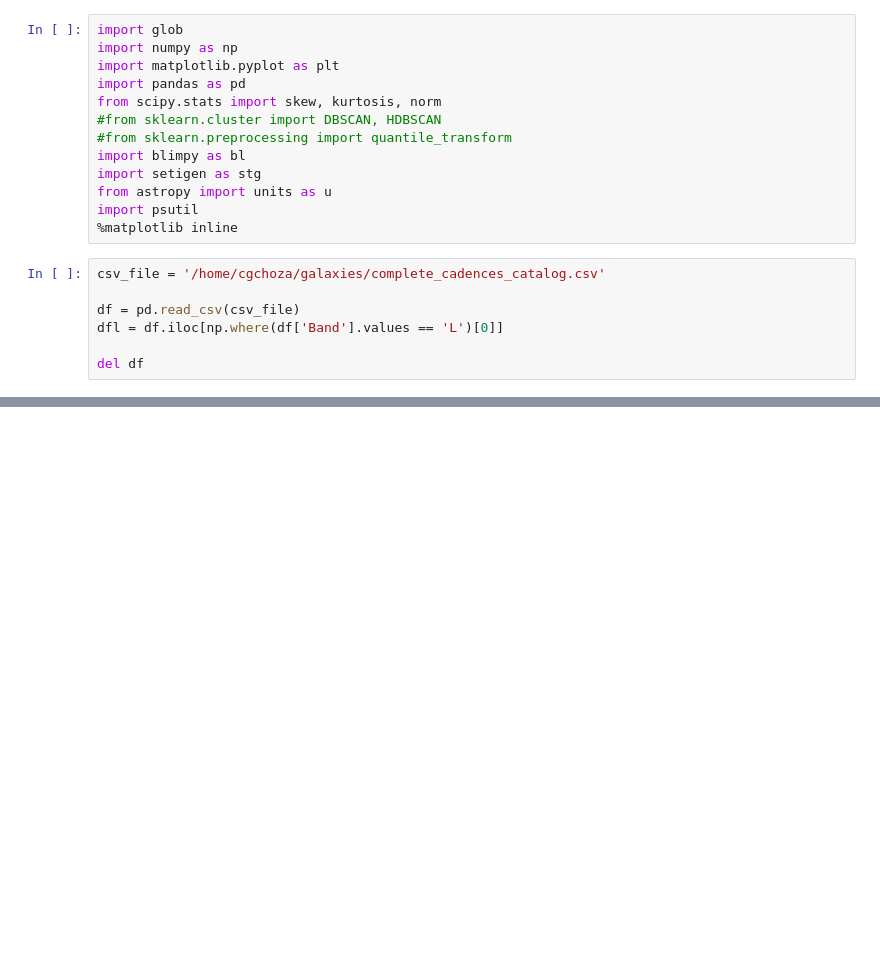
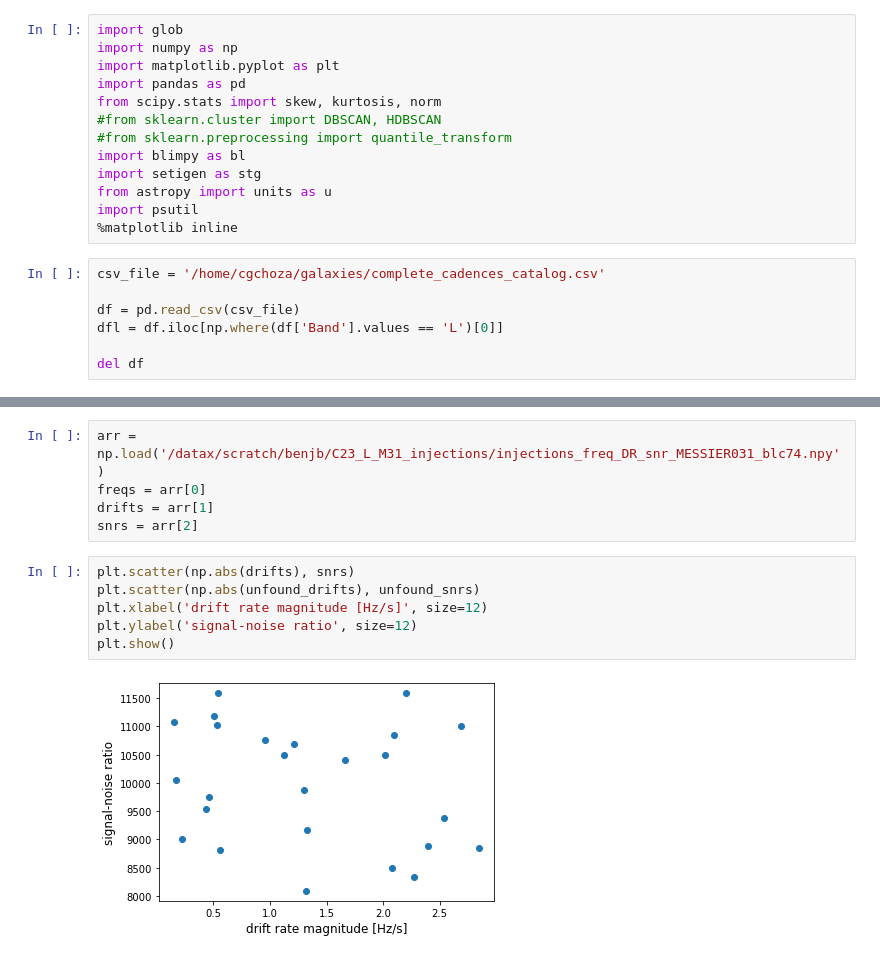
Before and after one commit to bjacobell/gbt-hdbscan, a Jupyter notebook: injection_script.ipynb, the cells around one changed output, grey strips where cells are left out. Saved outputs shown, nothing was run; the diff lists cells and outputs as text; blank space fills up the shorter version.

```diff
--- a/injection_script.ipynb
+++ b/injection_script.ipynb
@@ -152,0 +343,13 @@ np.save('/datax/scratch/benjb/injections_freq_DR_snr_MESSIER031_blc74.npy', np.a
+# %%
+arr = np.load('/datax/scratch/benjb/C23_L_M31_injections/injections_freq_DR_snr_MESSIER031_blc74.npy')
+freqs = arr[0]
+drifts = arr[1]
+snrs = arr[2]
+# %%
+plt.scatter(np.abs(drifts), snrs)
+plt.scatter(np.abs(unfound_drifts), unfound_snrs)
+plt.xlabel('drift rate magnitude [Hz/s]', size=12)
+plt.ylabel('signal-noise ratio', size=12)
+plt.show()
+# %% [output]
+[figure, added]
```
Also changed, not shown: parts of 11 cells of this notebook, 5 other files.
